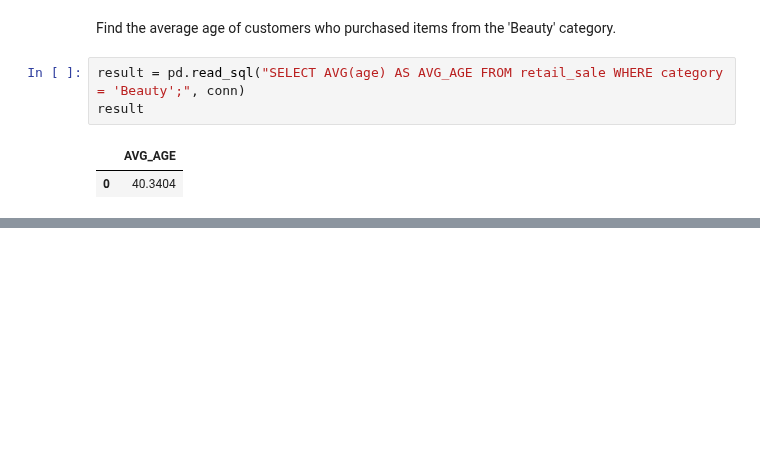
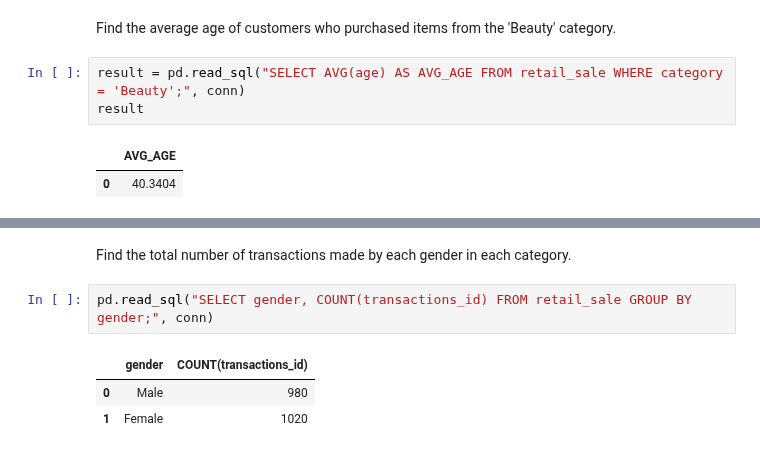
Before and after one commit to Himmu5/data-analysis, a Jupyter notebook: notebooks/retail_sale_analysis.ipynb, the cells around one changed output, grey strips where cells are left out. Saved outputs shown, nothing was run; the diff lists cells and outputs as text; blank space fills up the shorter version.

```diff
--- a/notebooks/retail_sale_analysis.ipynb
+++ b/notebooks/retail_sale_analysis.ipynb
@@ -93,0 +133,8 @@ result
+# %% [markdown]
+Find the total number of transactions made by each gender in each category.
+# %%
+pd.read_sql("SELECT gender, COUNT(transactions_id) FROM retail_sale GROUP BY gender;", conn)
+# %% [output]
+|  | gender | COUNT(transactions_id) |
+| 0 | Male | 980 |
+| 1 | Female | 1020 |
```
Also changed, not shown: parts of 4 cells of this notebook.
